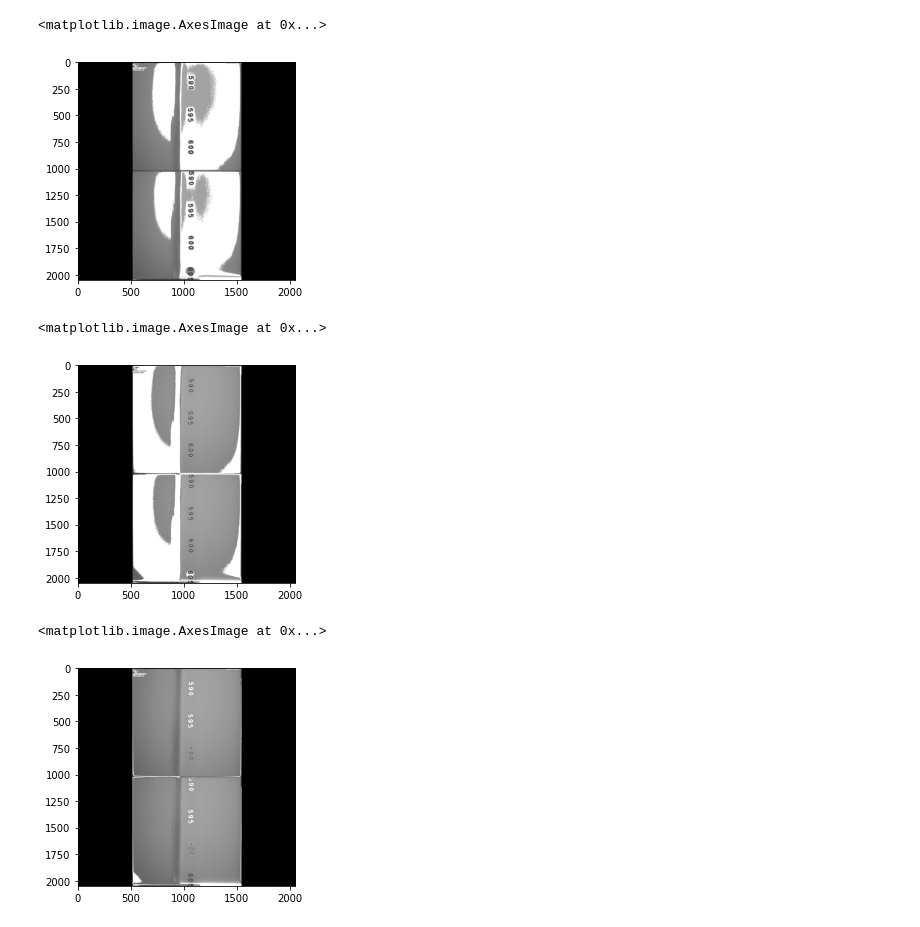
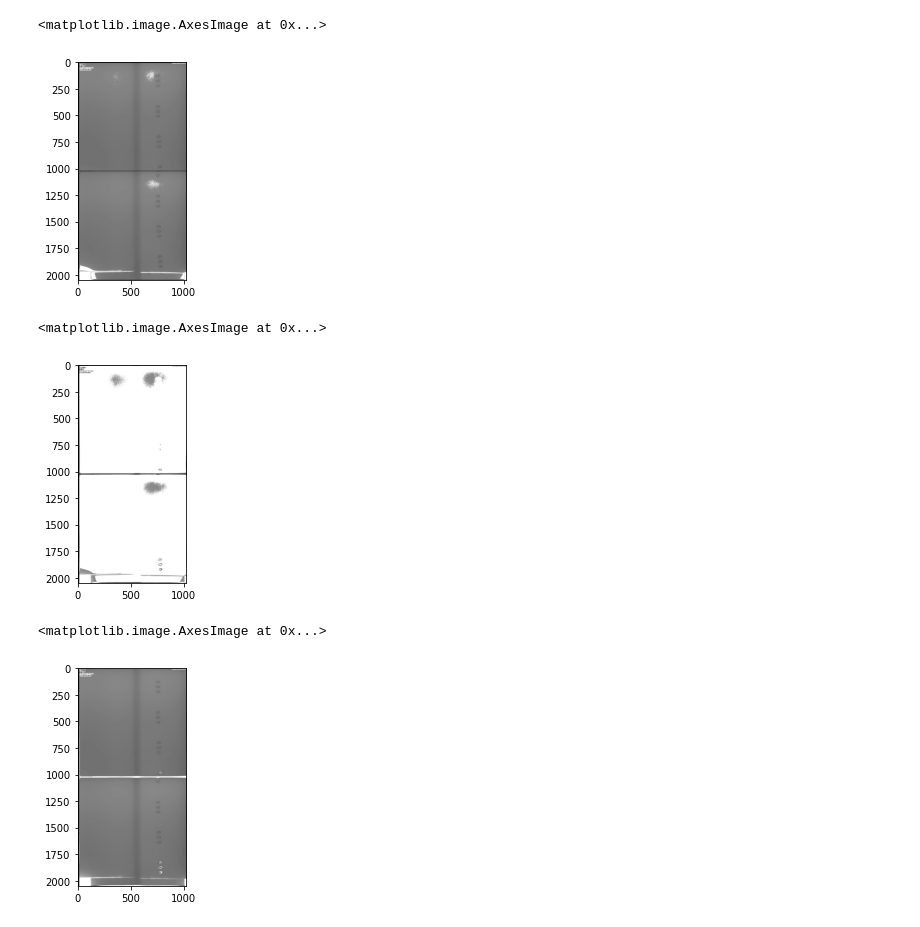
Before and after one commit to zhuohoudeputao/SteelDefectDetection, a Jupyter notebook: try.ipynb, the cells around one changed output. Cells and saved outputs as stored; diff of their text form; code cells hidden in the pictures.

```diff
--- a/try.ipynb
+++ b/try.ipynb
@@ -4,8 +4,9 @@ import matplotlib.pyplot as plt
 import numpy as np
 
 # 载入彩色图
-path = 'data/钢材质检-久立钢材-JCO-有缺陷-762X9.53-JLJ210913106A1-jpg-004.jpg'
+path = 'data/004.jpg'
 img = cv.imread(path)
+img = img[:, 500:500+1024]
 img2 = img[:,:,::-1]
 plt.imshow(img2)
 # %% [output]
@@ -43,25 +41,32 @@ plt.plot(np.arange(50-1, 160, step=1), hist, color='r')
 # %%
-# 上图可见大部分像素应该落在140左右，这是左右两边颜色比较浅的区域
-# 落在110左右的像素应该是较深的区域
+# 上图可见大部分像素应该落在140左右，这是左右两边颜色比较浅的区域，落在110左右的像素应该是较深的区域
 
-# 将135-160的区域着色为白色
+# 较亮的区域
+low, high = 135, 170
 img = cv.imread(path, cv.IMREAD_GRAYSCALE)
-img[np.logical_and(135<img, img<160)] = 255
+img = img[:, 500:500+1024] # 裁减掉黑色部分
+img[np.logical_and(low<img, img<high)] = 255
 plt.imshow(img, cmap='gray')
 # %% [output]
 <matplotlib.image.AxesImage at 0x...>
-[figure, old version]
+[figure, new version]
 # %%
+# 左边较暗的地方和中间焊缝
+low, high = 100, 135
 img = cv.imread(path, cv.IMREAD_GRAYSCALE)
-img[np.logical_and(100<img, img<135)] = 255
+img = img[:, 500:500+1024] # 裁减掉黑色部分
+img[np.logical_and(low<img, img<high)] = 255
 plt.imshow(img, cmap='gray')
 # %% [output]
 <matplotlib.image.AxesImage at 0x...>
-[figure, old version]
+[figure, new version]
 # %%
+# 文字部分
+low, high = 60, 100
 img = cv.imread(path, cv.IMREAD_GRAYSCALE)
-img[np.logical_and(80<img, img<100)] = 255
+img = img[:, 500:500+1024] # 裁减掉黑色部分
+img[np.logical_and(low<img, img<high)] = 255
 plt.imshow(img, cmap='gray')
 # %% [output]
 <matplotlib.image.AxesImage at 0x...>
-[figure, old version]
+[figure, new version]
```
Also changed, not shown: parts of 5 cells of this notebook, 4 other files.
